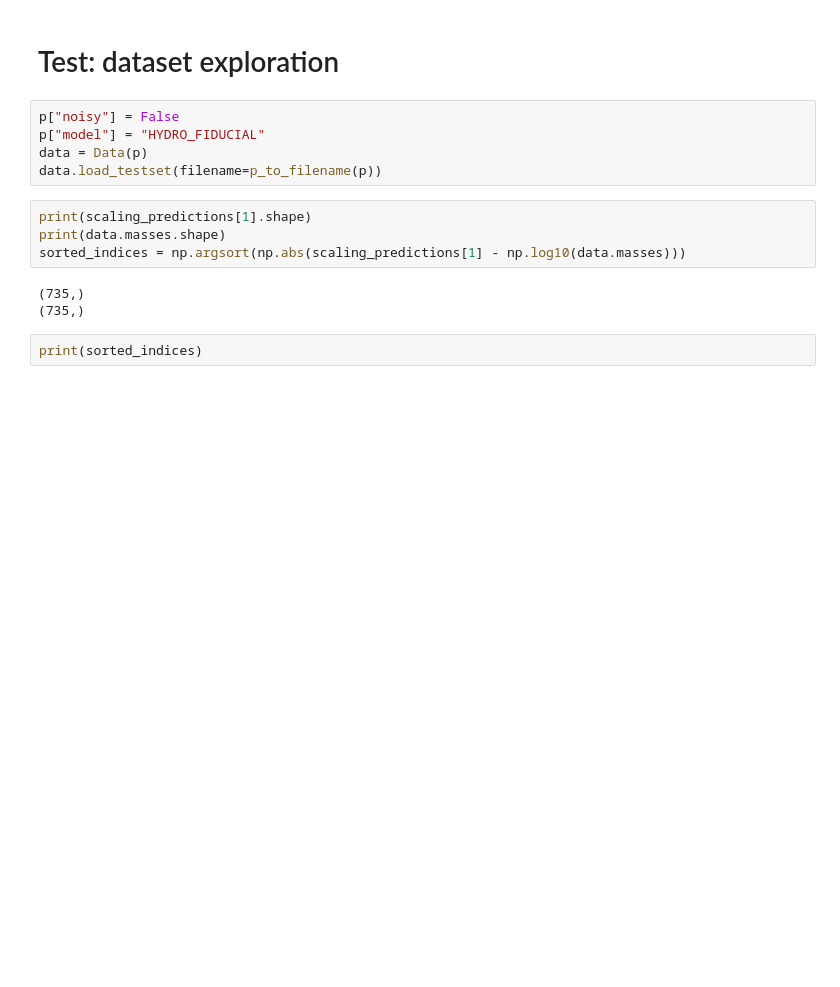
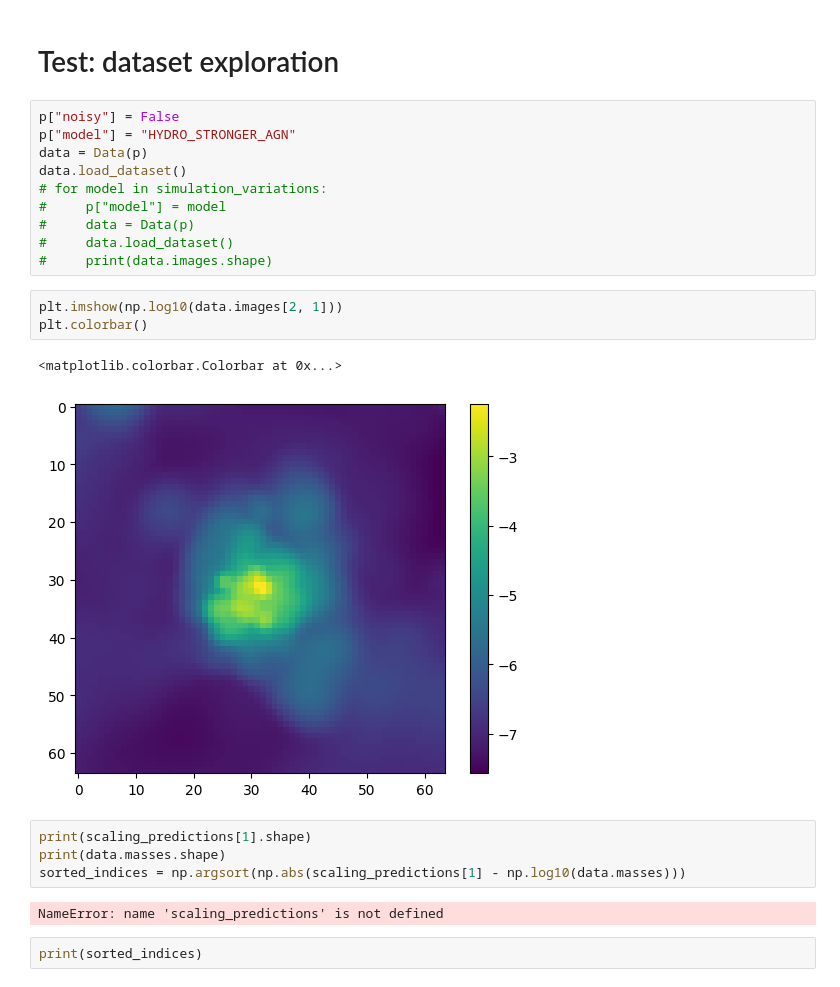
Before and after one commit to woutervantol/scriptie2, a Jupyter notebook: plots.ipynb, the cells around one changed output. Drawn from its saved outputs; the diff is of its cells as text; blank space fills up the shorter version.

Commit message:
generated data, trained models, made predictions

```diff
--- a/plots.ipynb
+++ b/plots.ipynb
@@ -1738,16 +1738,26 @@ print(ret)
 # Test: dataset exploration
 # %%
 p["noisy"] = False
-p["model"] = "HYDRO_FIDUCIAL"
+p["model"] = "HYDRO_STRONGER_AGN"
 data = Data(p)
-data.load_testset(filename=p_to_filename(p))
+data.load_dataset()
+# for model in simulation_variations:
+#     p["model"] = model
+#     data = Data(p)
+#     data.load_dataset()
+#     print(data.images.shape)
+# %%
+plt.imshow(np.log10(data.images[2, 1]))
+plt.colorbar()
+# %% [output]
+<matplotlib.colorbar.Colorbar at 0x...>
+[figure, added]
 # %%
 print(scaling_predictions[1].shape)
 print(data.masses.shape)
 sorted_indices = np.argsort(np.abs(scaling_predictions[1] - np.log10(data.masses)))
 # %% [output]
-(735,)
-(735,)
+NameError: name 'scaling_predictions' is not defined
 # %%
 print(sorted_indices)
 # %% [output]
```
Also changed, not shown: 4 other files.
